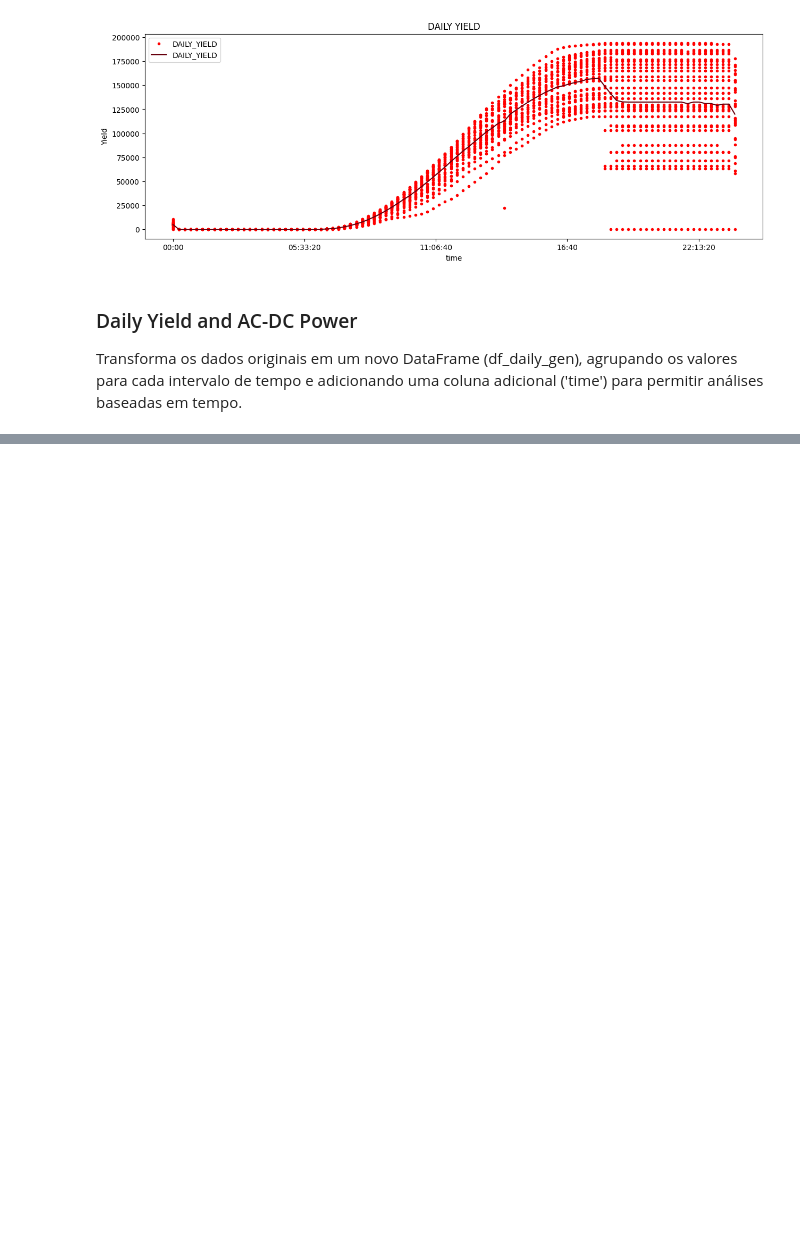
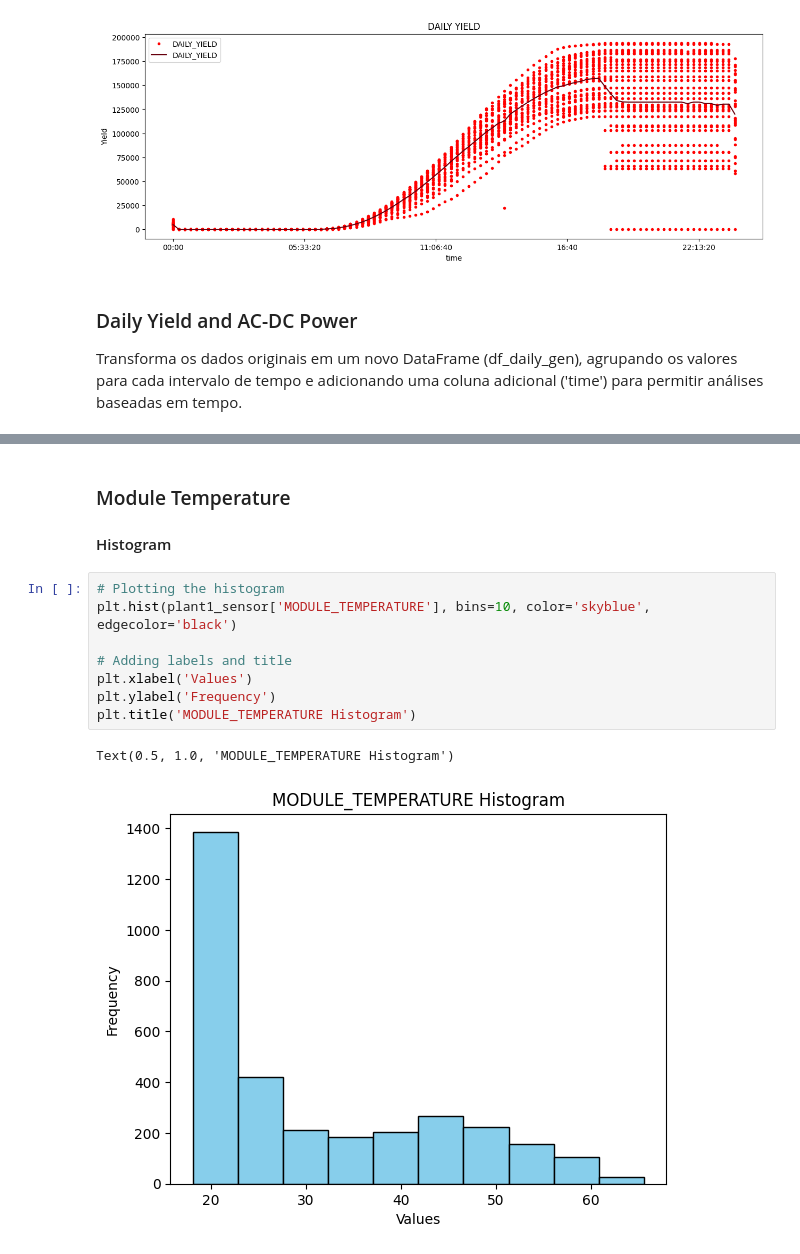
Before and after one commit to FelipeSteudel/Felipe_Steudel-Strategic_Thinking-CA2, a Jupyter notebook: Felipe Steudel - CA2 - Strategic Thinking - HDip in Data Analytics.ipynb, the cells around one changed output, grey strips where cells are left out. Cells and saved outputs as stored; diff of their text form; blank space fills up the shorter version.

```diff
--- a/Felipe Steudel - CA2 - Strategic Thinking - HDip in Data Analytics.ipynb
+++ b/Felipe Steudel - CA2 - Strategic Thinking - HDip in Data Analytics.ipynb
@@ -453,3 +509,17 @@ ax.set_ylabel('kW', color='navy', fontsize=17)
 # %% [output]
 Text(0, 0.5, 'kW')
 [figure]
+# %% [markdown]
+### Module Temperature
+#### Histogram
+# %%
+# Plotting the histogram
+plt.hist(plant1_sensor['MODULE_TEMPERATURE'], bins=10, color='skyblue', edgecolor='black')
+
+# Adding labels and title
+plt.xlabel('Values')
+plt.ylabel('Frequency')
+plt.title('MODULE_TEMPERATURE Histogram')
+# %% [output]
+Text(0.5, 1.0, 'MODULE_TEMPERATURE Histogram')
+[figure, added]
```
Also changed, not shown: parts of 25 cells of this notebook.
